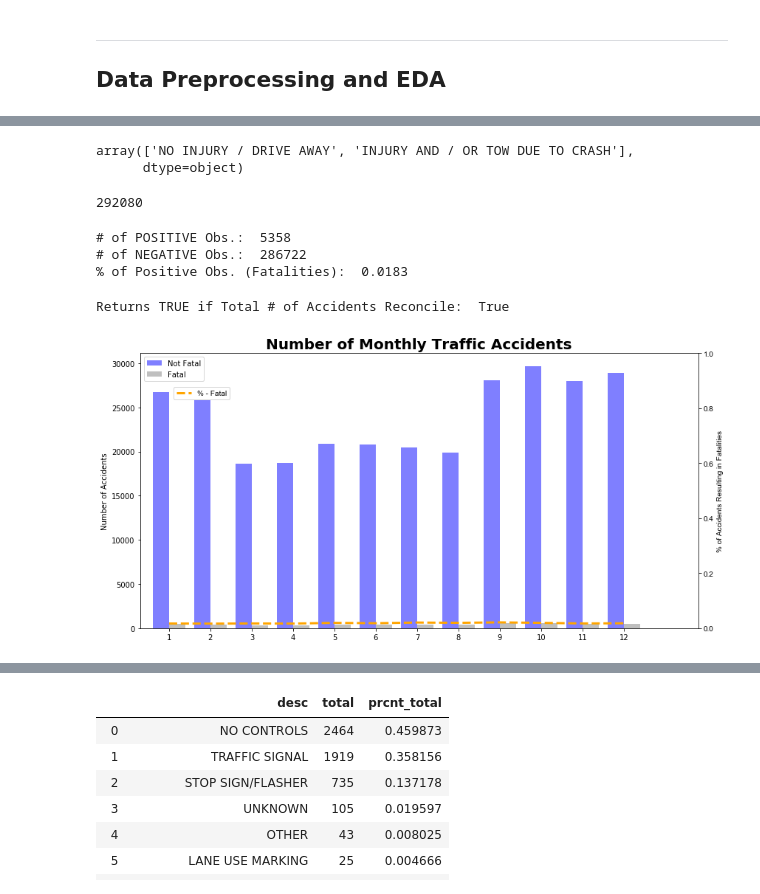
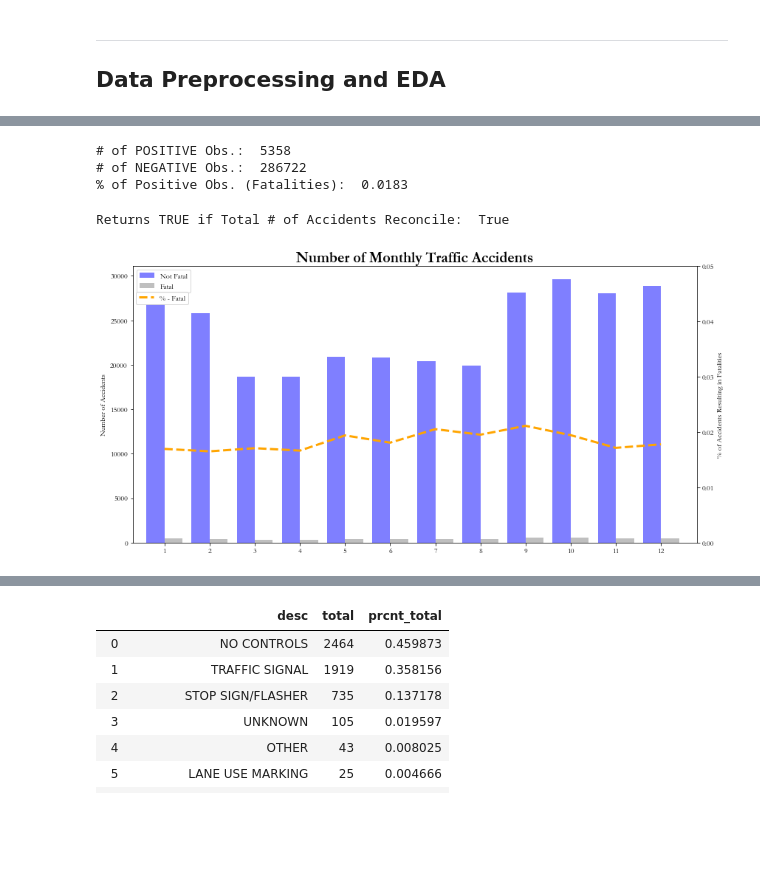
Before and after one commit to Morgan-Sell/chi-traffic-accidents, a Jupyter notebook: chi-traffic-preso-eda.ipynb, the cells around one changed output, grey strips where cells are left out. Saved outputs shown, nothing was run; the diff lists cells and outputs as text; code cells hidden in the pictures; blank space fills up the shorter version.

```diff
--- a/chi-traffic-preso-eda.ipynb
+++ b/chi-traffic-preso-eda.ipynb
@@ -100,5 +87,0 @@ accidents.head()
-# %%
-accidents['CRASH_TYPE'].unique()
-# %% [output]
-array(['NO INJURY / DRIVE AWAY', 'INJURY AND / OR TOW DUE TO CRASH'],
-      dtype=object)
@@ -109,19 +90,15 @@ array(['NO INJURY / DRIVE AWAY', 'INJURY AND / OR TOW DUE TO CRASH'],
 # Data collection became more formalized.
 # Omitting data prior to March 2020 due to Covid-19 pandemic.
 accidents = accidents[(accidents['crash_date'] > '2017-08-31') & (accidents['crash_date'] < '2020-03-01')]
-len(accidents)
+num_pos_obs = sum(accidents['fatal_incap'])
+num_neg_obs = len(accidents['fatal_incap']) - num_pos_obs
+print("# of POSITIVE Obs.: ", num_pos_obs)
+print("# of NEGATIVE Obs.: ", num_neg_obs)
+print("% of Positive Obs. (Fatalities): ", round(sum(accidents['fatal_incap']) / len(accidents['fatal_incap']), 4))
 # %% [output]
-292080
+# of POSITIVE Obs.:  5358
+# of NEGATIVE Obs.:  286722
+% of Positive Obs. (Fatalities):  0.0183
-# %%
-num_pos_obs = sum(accidents['fatal_incap'])
-num_neg_obs = len(accidents['fatal_incap']) - num_pos_obs
-print("# of POSITIVE Obs.: ", num_pos_obs)
-print("# of NEGATIVE Obs.: ", num_neg_obs)
-print("% of Positive Obs. (Fatalities): ", round(sum(accidents['fatal_incap']) / len(accidents['fatal_incap']), 4))
-# %% [output]
-# of POSITIVE Obs.:  5358
-# of NEGATIVE Obs.:  286722
-% of Positive Obs. (Fatalities):  0.0183
 # %%
 # Create data frame
 month_grpd = accidents.groupby(['CRASH_MONTH', 'fatal_incap']).agg({'fatal_incap':'count'})
@@ -147,35 +124,35 @@ fig, ax1 = plt.subplots(figsize=(12,6))
 ax1.bar(pos, month_fatal_df['num_not_fatal'], width, alpha=0.5, color='b', label='Not Fatal')
 ax1.bar([p + width for p in pos], month_fatal_df['num_fatal'], width, alpha=0.5, color='grey', label='Fatal')
 ax1.set_ylabel('Number of Accidents')
 ax1.set_xticks([p + 0.5 * width for p in pos])
 ax1.set_xticklabels(month_fatal_df['month'])
 ax1.set_title('Number of Monthly Traffic Accidents', fontsize=20, fontweight='bold')
 
-ax1.set_xlim(-0.5, 13)
+ax1.set_xlim(-0.5, 12)
 
 ax1.legend(loc='upper left', facecolor='white')
 ax1.spines['top'].set_visible(False)
 ax1.spines['right'].set_visible(False)
 ax1.spines['bottom'].set_visible(False)
 ax1.spines['left'].set_visible(False)
 ax1.grid(color=None, linestyle='None')
 ax1.set_facecolor('white')
-plt.rcParams['font.family'] = 'arial'
+plt.rcParams['font.family'] = 'garamond'
 
 # Share x-axis
 ax2=ax1.twinx()
 
 ax2.set_ylabel('% of Accidents Resulting in Fatalities')
-ax2.set_ylim(0,1)
+ax2.set_ylim(0,0.05)
 ax2.plot([p + width/2 for p in pos], month_fatal_df['prcnt_fatal'] , color='orange', linestyle='--', linewidth=3,
          label='% - Fatal')
 
-ax2.legend(bbox_to_anchor=(0, 0, 0.167, 0.89), facecolor='white')
+ax2.legend(bbox_to_anchor=(0, 0, 0.105, 0.92), facecolor='white')
 ax2.grid(color=None, linestyle='None')
 plt.tight_layout();
 
 # check math
 print("Returns TRUE if Total # of Accidents Reconcile: ", (sum(month_fatal_df['total'])==len(accidents)))
 # %% [output]
 Returns TRUE if Total # of Accidents Reconcile:  True
-[figure, old version]
+[figure, new version]
```
Also changed, not shown: parts of 21 cells of this notebook.
